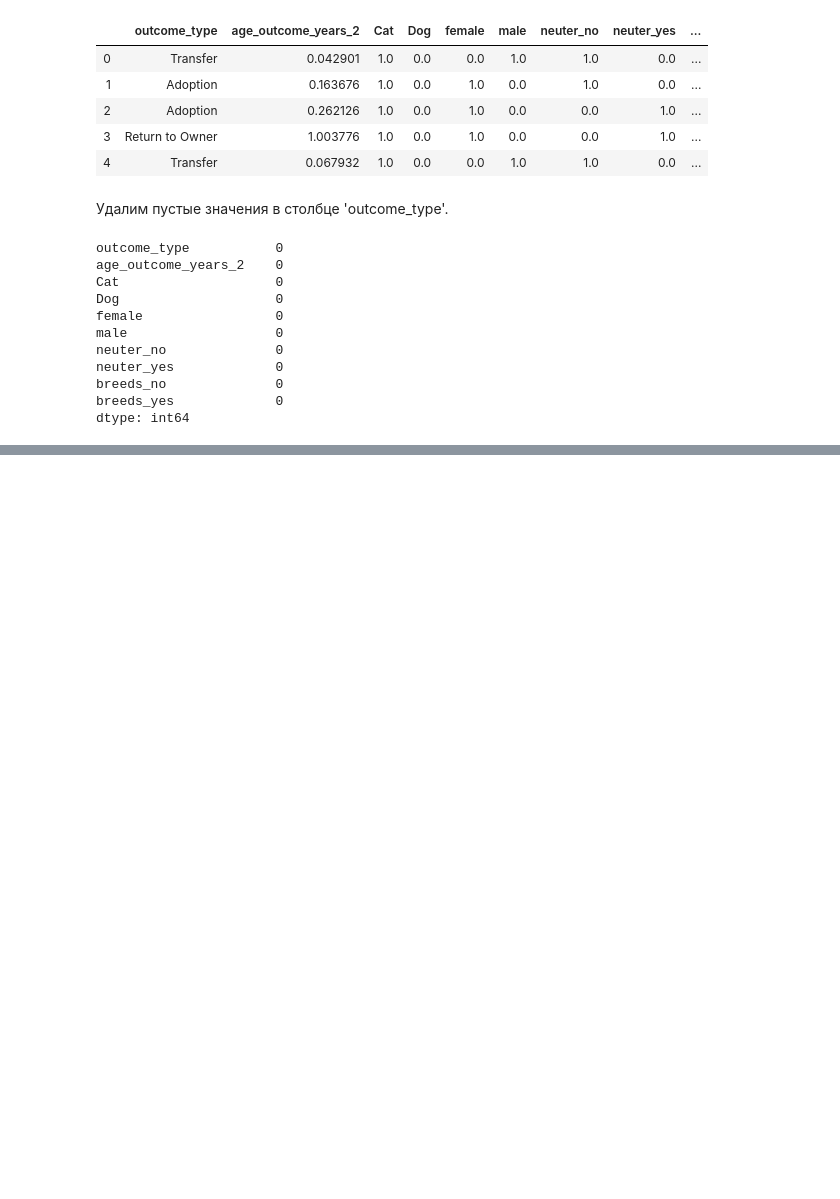
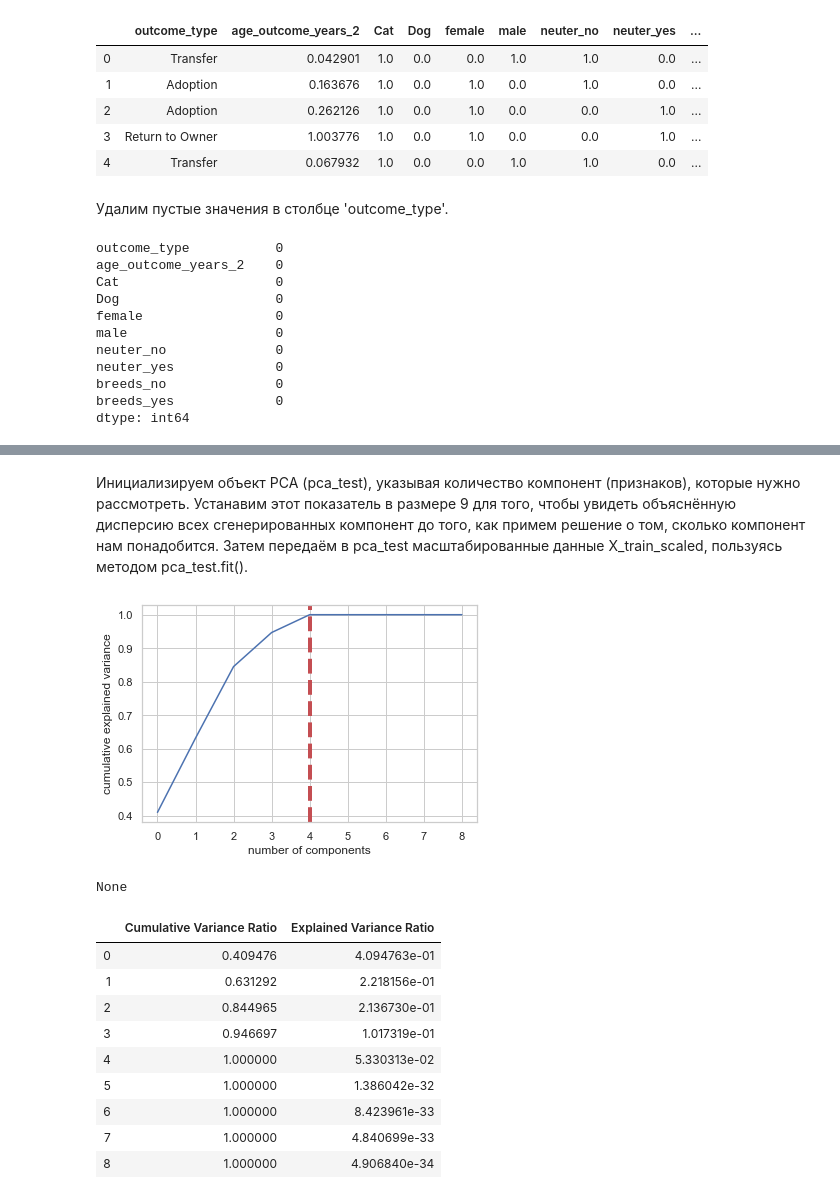
Before and after one commit to Natalya2383/python_basics_homework, a Jupyter notebook: 26_Feature Engineering_homework3/Homework3_FE.ipynb, the cells around one changed output, grey strips where cells are left out. Cells and saved outputs as stored; diff of their text form; code cells hidden in the pictures; blank space fills up the shorter version.

```diff
--- a/26_Feature Engineering_homework3/Homework3_FE.ipynb
+++ b/26_Feature Engineering_homework3/Homework3_FE.ipynb
@@ -823,0 +820,42 @@ No handles with labels found to put in legend.
+# %%
+from sklearn.preprocessing import StandardScaler
+
+stand_scaler = StandardScaler()
+
+# Маштабирование входных параметров
+X_train_scaled = stand_scaler.fit_transform(X_train)
+X_test_scaled = stand_scaler.transform(X_test)
+y_train = np.array(y_train)
+y_test = np.array(y_test)
+# %% [markdown]
+Инициализируем объект PCA (pca_test), указывая количество компонент (признаков), которые нужно рассмотреть. Устанавим этот показатель в размере 9 для того, чтобы увидеть объяснённую дисперсию всех сгенерированных компонент до того, как примем решение о том, сколько компонент нам понадобится. Затем передаём в pca_test масштабированные данные X_train_scaled, пользуясь методом pca_test.fit().
+# %%
+from sklearn.decomposition import PCA
+
+pca_test = PCA(n_components=9)
+pca_test.fit(X_train_scaled)
+sns.set(style='whitegrid')
+plt.plot(np.cumsum(pca_test.explained_variance_ratio_))
+plt.xlabel('number of components')
+plt.ylabel('cumulative explained variance')
+plt.axvline(linewidth=4, color='r', linestyle = '--', x=4, ymin=0, ymax=1)
+display(plt.show())
+evr = pca_test.explained_variance_ratio_
+cvr = np.cumsum(pca_test.explained_variance_ratio_)
+pca_df = pd.DataFrame()
+pca_df['Cumulative Variance Ratio'] = cvr
+pca_df['Explained Variance Ratio'] = evr
+display(pca_df.head(10))
+# %% [output]
+[figure, added]
+None
+|  | Cumulative Variance Ratio | Explained Variance Ratio |
+| 0 | 0.409476 | 4.094763e-01 |
+| 1 | 0.631292 | 2.218156e-01 |
+| 2 | 0.844965 | 2.136730e-01 |
+| 3 | 0.946697 | 1.017319e-01 |
+| 4 | 1.000000 | 5.330313e-02 |
+| 5 | 1.000000 | 1.386042e-32 |
+| 6 | 1.000000 | 8.423961e-33 |
+| 7 | 1.000000 | 4.840699e-33 |
+| 8 | 1.000000 | 4.906840e-34 |
```
Also changed, not shown: parts of 39 cells of this notebook.
